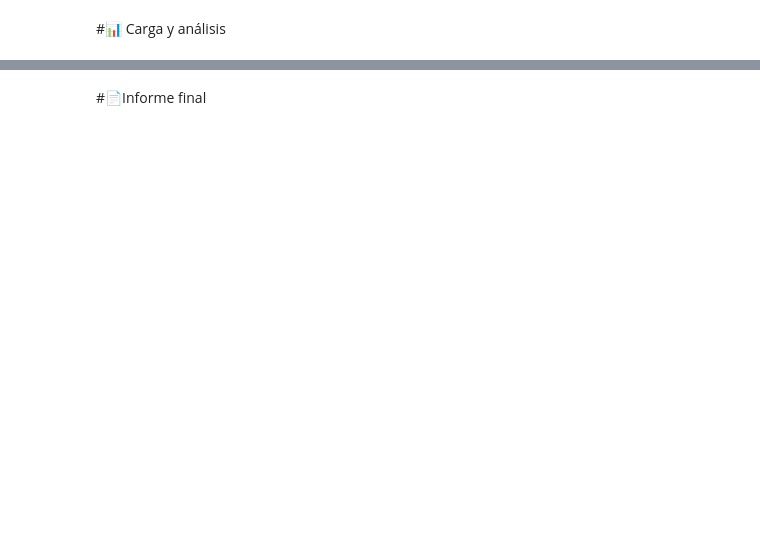
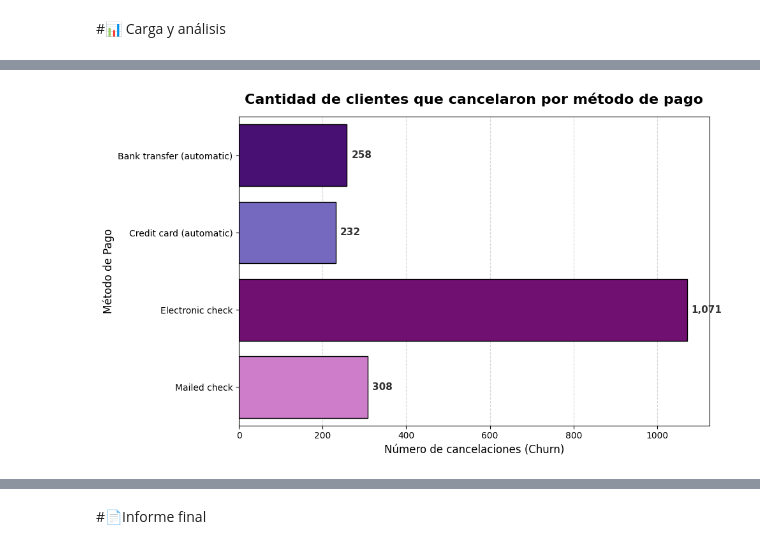
Before and after one commit to RJaqE/Challenge2, a Jupyter notebook: TelecomX_LATAM.ipynb, the cells around one changed output, grey strips where cells are left out. Saved outputs shown, nothing was run; the diff lists cells and outputs as text; code cells hidden in the pictures; blank space fills up the shorter version.

```diff
--- a/TelecomX_LATAM.ipynb
+++ b/TelecomX_LATAM.ipynb
@@ -8,0 +523,54 @@
+# %%
+payment_churn = {
+    'Bank transfer (automatic)': datos_limpios.loc[datos_limpios['Churn']==1, 'PaymentMethod_bank transfer (automatic)'].sum(),
+    'Credit card (automatic)': datos_limpios.loc[datos_limpios['Churn']==1, 'PaymentMethod_credit card (automatic)'].sum(),
+    'Electronic check': datos_limpios.loc[datos_limpios['Churn']==1, 'PaymentMethod_electronic check'].sum(),
+    'Mailed check': datos_limpios.loc[datos_limpios['Churn']==1, 'PaymentMethod_mailed check'].sum()
+}
+
+df_churn = pd.DataFrame(payment_churn.items(), columns=['Método', 'Cancelaciones'])
+
+# Crear figura
+fig, ax = plt.subplots(figsize=(10,6))
+
+# Graficar con seaborn
+colors = ['#4b0082', '#6a5acd', '#800080', '#da70d6']  # tonos de púrpura y orchid
+bars = sns.barplot(
+    x='Cancelaciones',
+    y='Método',
+    data=df_churn,
+    orient='h',
+    palette=colors,
+    edgecolor='black',
+    ax=ax
+)
+
+# Título y etiquetas
+ax.set_title('Cantidad de clientes que cancelaron por método de pago', fontsize=16, weight='bold', pad=15)
+ax.set_xlabel('Número de cancelaciones (Churn)', fontsize=12)
+ax.set_ylabel('Método de Pago', fontsize=12)
+
+# Mostrar números al final de cada barra
+for bar in ax.patches:
+    width = bar.get_width()
+    ax.text(width + max(df_churn['Cancelaciones'])*0.01,
+            bar.get_y() + bar.get_height()/2,
+            f'{int(width):,}',
+            va='center',
+            fontsize=11,
+            fontweight='bold',
+            color='#333333')
+
+# Cuadrícula ligera
+ax.xaxis.grid(True, linestyle='--', alpha=0.5)
+ax.set_axisbelow(True)
+
+# Ajuste de márgenes
+plt.tight_layout()
+
+# Guardar figura
+fig.savefig('cancelaciones_por_metodo.png', transparent=False, dpi=300, bbox_inches='tight')
+
+plt.show()
+# %% [output]
+[figure, added]
```
Also changed, not shown: parts of 40 cells of this notebook.
